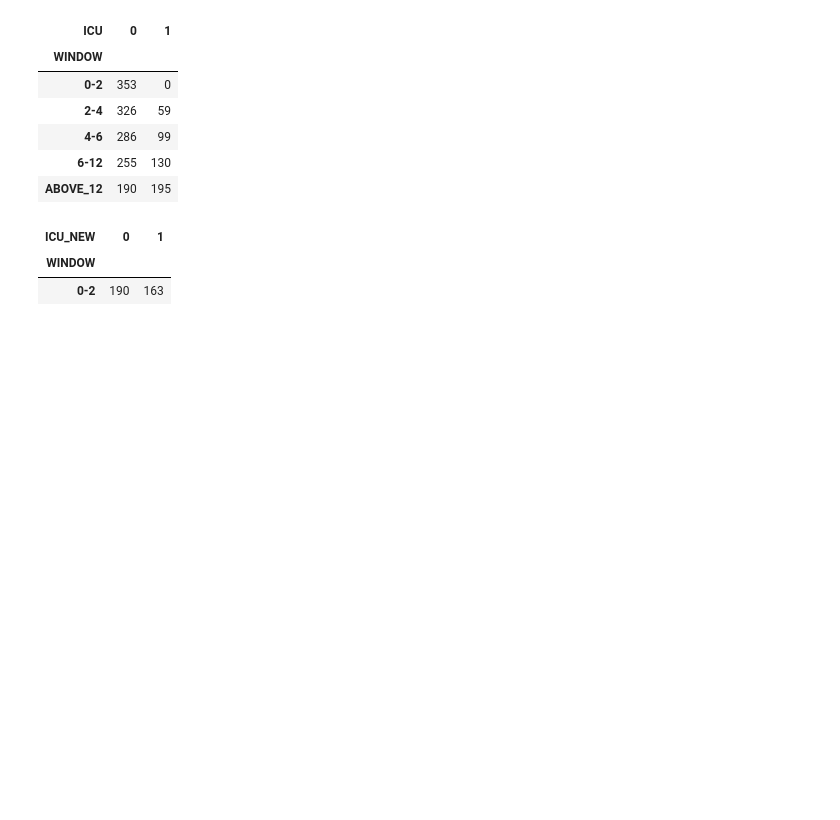
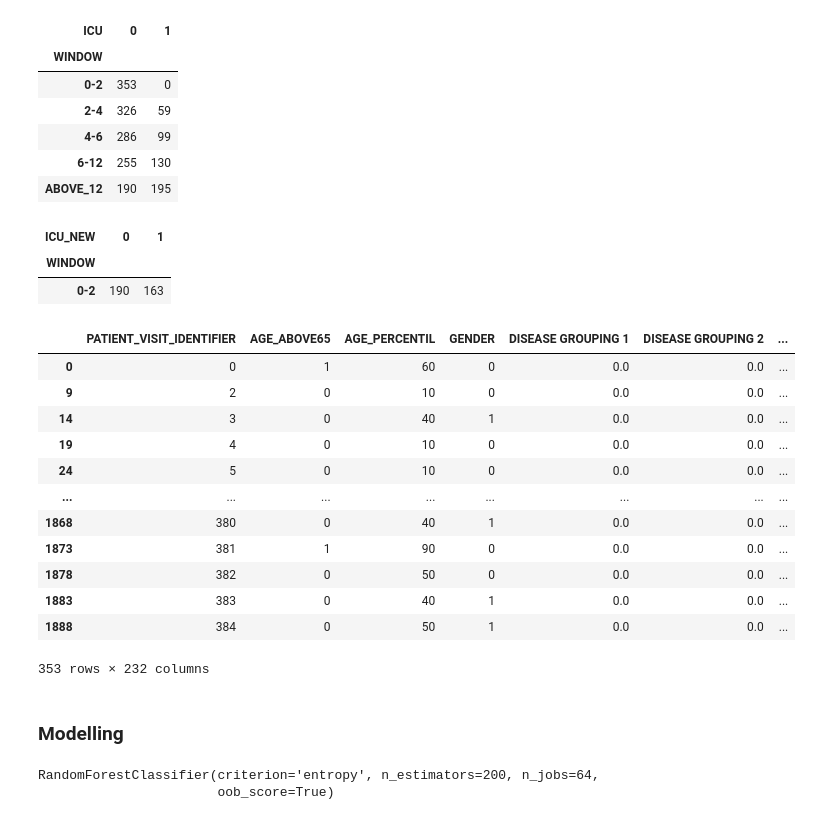
Before and after one commit to gthecrack/COVID-predictions, a Jupyter notebook: Untitled.ipynb, the cells around one changed output. Saved outputs shown, nothing was run; the diff lists cells and outputs as text; code cells hidden in the pictures; blank space fills up the shorter version.

```diff
--- a/Untitled.ipynb
+++ b/Untitled.ipynb
@@ -289,6 +401,24 @@ pd.crosstab(training_data.WINDOW, training_data.ICU_NEW)
 | ICU_NEW | 0 | 1 |
 | WINDOW |  |  |
 | 0-2 | 190 | 163 |
+# %%
+training_data
+# %% [output]
+|  | PATIENT_VISIT_IDENTIFIER | AGE_ABOVE65 | AGE_PERCENTIL | GENDER | DISEASE GROUPING 1 | DISEASE GROUPING 2 | ... |
+| 0 | 0 | 1 | 60 | 0 | 0.0 | 0.0 | ... |
+| 9 | 2 | 0 | 10 | 0 | 0.0 | 0.0 | ... |
+| 14 | 3 | 0 | 40 | 1 | 0.0 | 0.0 | ... |
+| 19 | 4 | 0 | 10 | 0 | 0.0 | 0.0 | ... |
+| 24 | 5 | 0 | 10 | 0 | 0.0 | 0.0 | ... |
+| ... | ... | ... | ... | ... | ... | ... | ... |
+| 1868 | 380 | 0 | 40 | 1 | 0.0 | 0.0 | ... |
+| 1873 | 381 | 1 | 90 | 0 | 0.0 | 0.0 | ... |
+| 1878 | 382 | 0 | 50 | 0 | 0.0 | 0.0 | ... |
+| 1883 | 383 | 0 | 40 | 1 | 0.0 | 0.0 | ... |
+| 1888 | 384 | 0 | 50 | 1 | 0.0 | 0.0 | ... |
+353 rows × 232 columns
+# %% [markdown]
+### Modelling
 # %%
 from sklearn import (preprocessing, ensemble, model_selection,
                      metrics, pipeline, base, decomposition)
@@ -294,0 +432,6 @@ from sklearn import (preprocessing, ensemble, model_selection,
+# %%
+model = RandomForestClassifier(n_jobs=64,n_estimators=200,criterion='entropy',oob_score=True)
+model.fit(X_train, y_train)
+# %% [output]
+RandomForestClassifier(criterion='entropy', n_estimators=200, n_jobs=64,
+                       oob_score=True)
```
Also changed, not shown: parts of 36 cells of this notebook.
